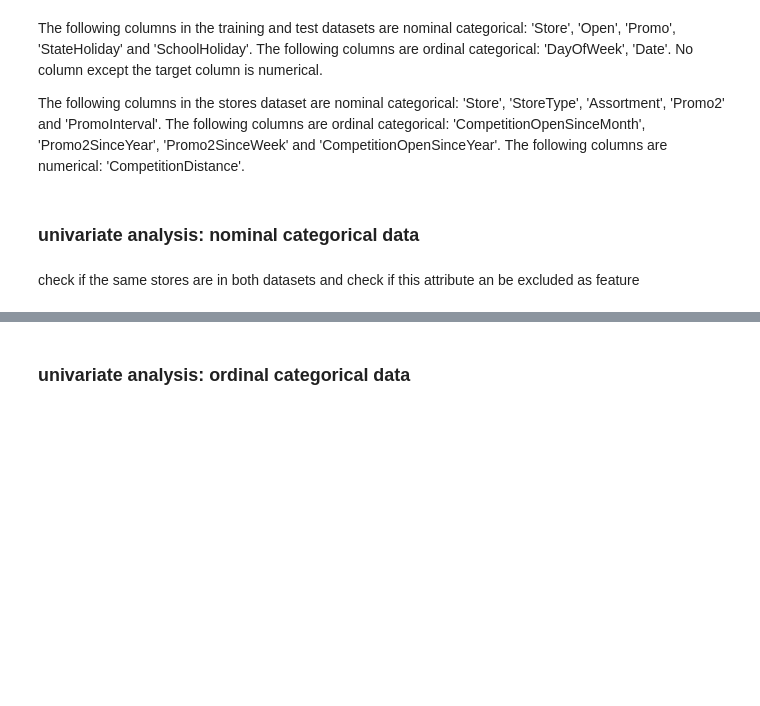
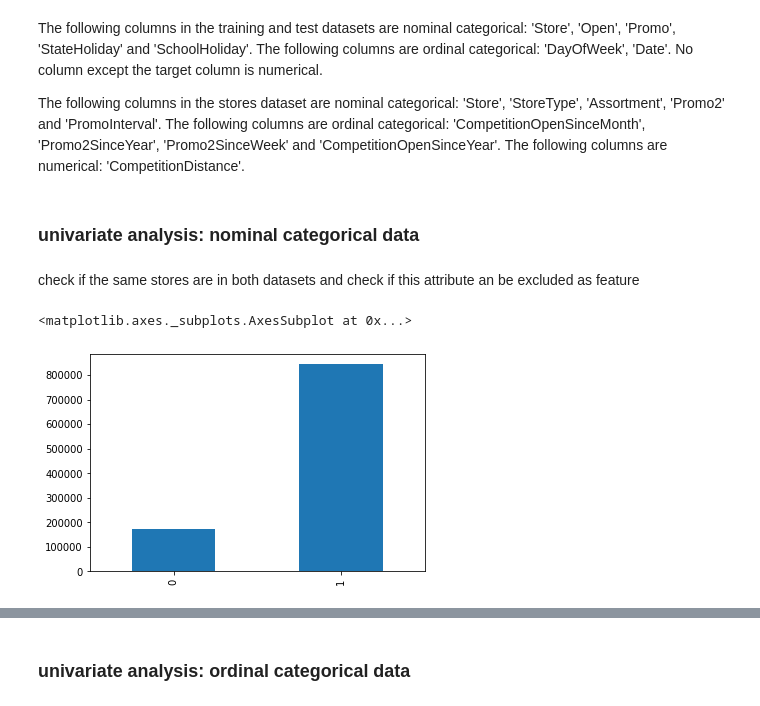
Before and after one commit to djdtimit/kaggle, a Jupyter notebook: rossmann/EDA/eda.ipynb, the cells around one changed output, grey strips where cells are left out. Cells and saved outputs as stored; diff of their text form; code cells hidden in the pictures; blank space fills up the shorter version.

```diff
--- a/rossmann/EDA/eda.ipynb
+++ b/rossmann/EDA/eda.ipynb
@@ -566,3 +587,8 @@ The following columns in the stores dataset are nominal categorical: 'Store', 'S
 ### univariate analysis: nominal categorical data
 # %% [markdown]
 check if the same stores are in both datasets and check if this attribute an be excluded as feature
+# %%
+df_train['Open'].value_counts().sort_index().plot.bar()
+# %% [output]
+<matplotlib.axes._subplots.AxesSubplot at 0x...>
+[figure, added]
```
Also changed, not shown: parts of 18 cells of this notebook.
